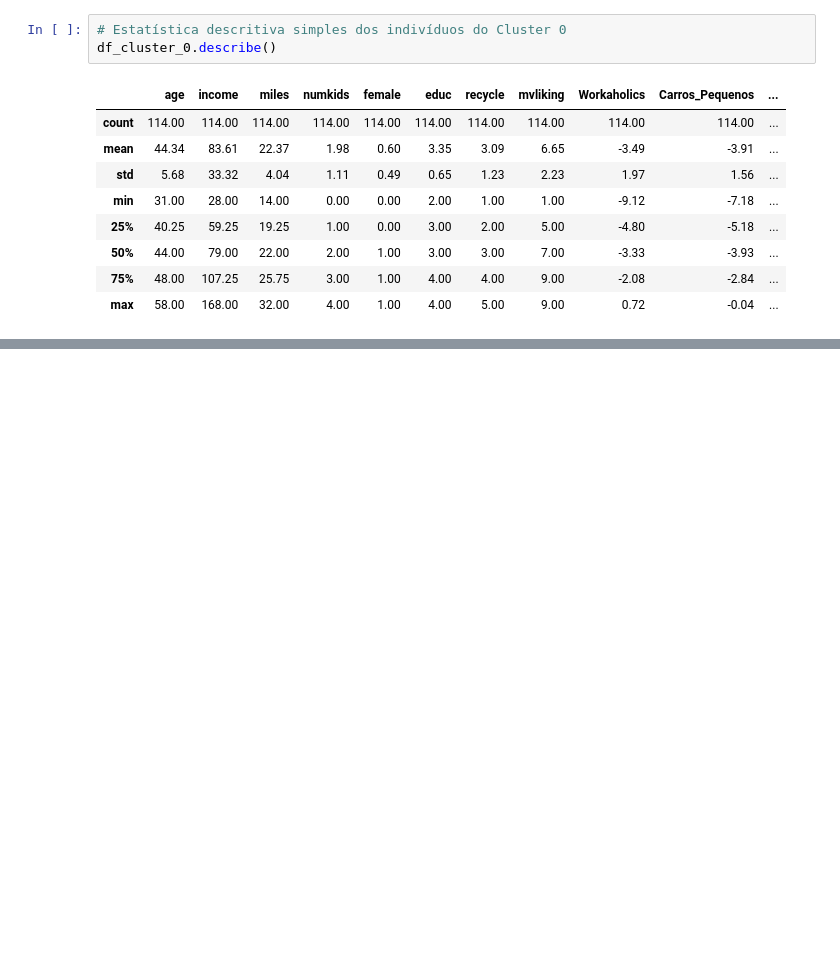
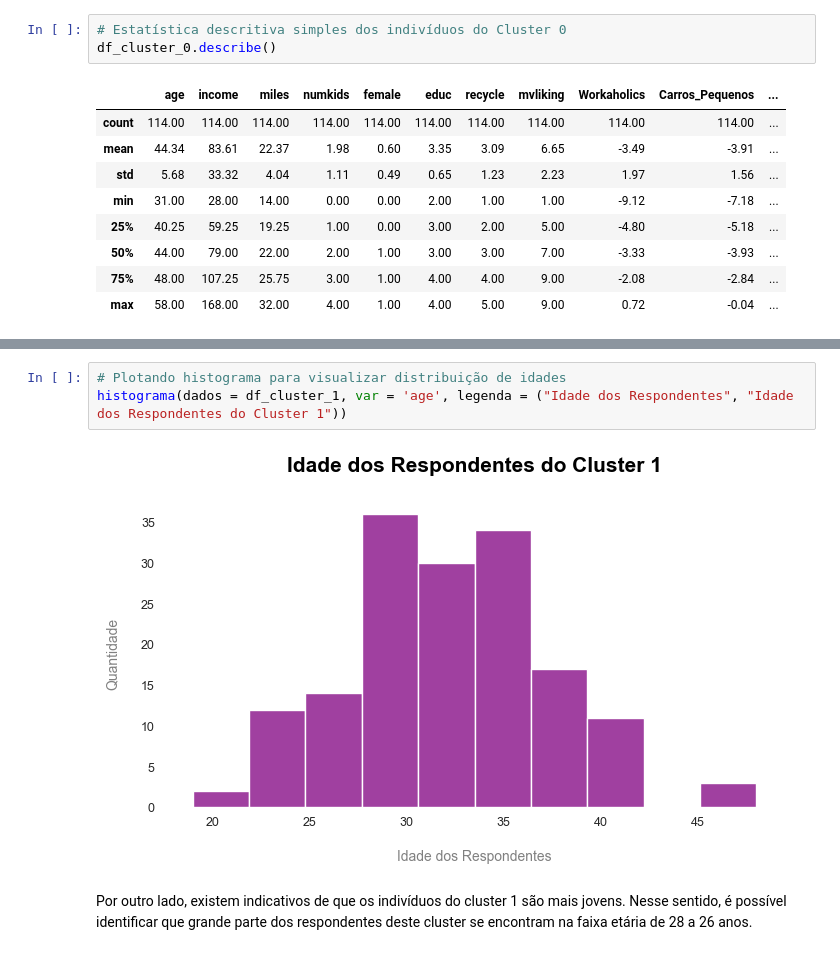
Before and after one commit to lazarocordeirosilva/SegmentacaoClientes, a Jupyter notebook: notebook/SegmentacaoClientes.ipynb, the cells around one changed output, grey strips where cells are left out. Saved outputs shown, nothing was run; the diff lists cells and outputs as text; blank space fills up the shorter version.

```diff
--- a/notebook/SegmentacaoClientes.ipynb
+++ b/notebook/SegmentacaoClientes.ipynb
@@ -844,0 +950,7 @@ df_cluster_2.describe()
+# %%
+# Plotando histograma para visualizar distribuição de idades
+histograma(dados = df_cluster_1, var = 'age', legenda = ("Idade dos Respondentes", "Idade dos Respondentes do Cluster 1"))
+# %% [output]
+[figure, added]
+# %% [markdown]
+Por outro lado, existem indicativos de que os indivíduos do cluster 1 são mais jovens. Nesse sentido, é possível identificar que grande parte dos respondentes deste cluster se encontram na faixa etária de 28 a 26 anos.
```
Also changed, not shown: parts of 72 cells of this notebook, 1 other file.
